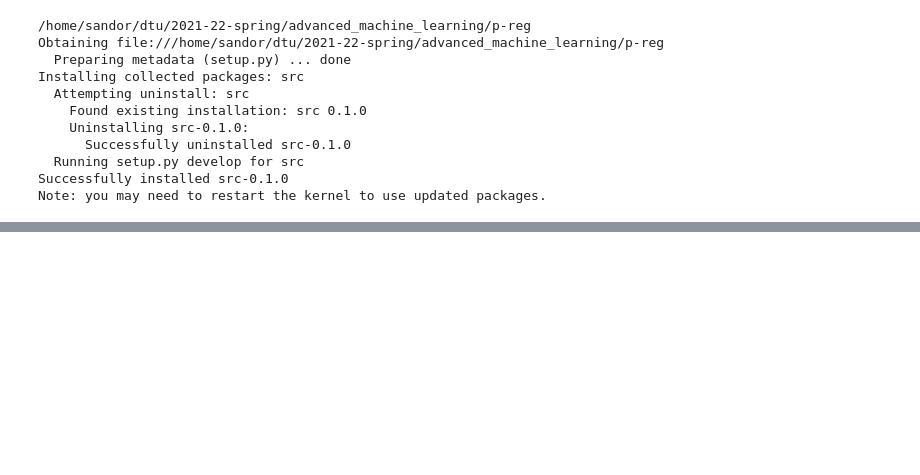
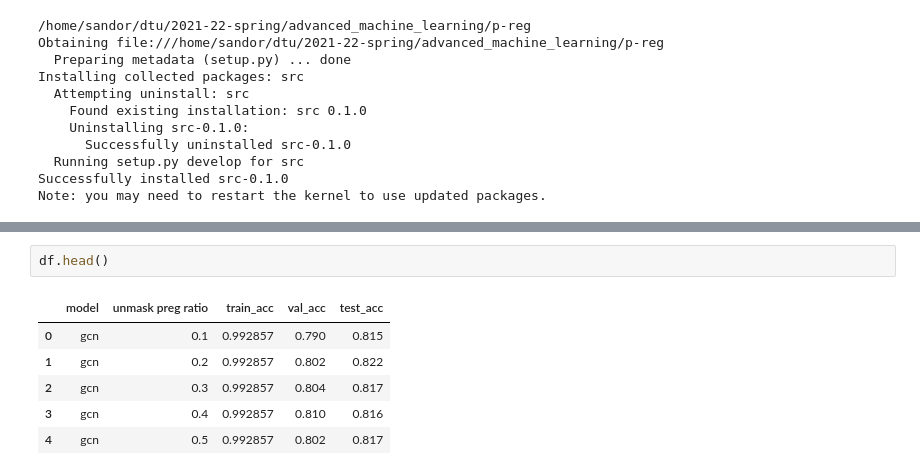
Before and after one commit to sandorfoldi/p-reg, a Jupyter notebook: notebooks/6.1-saf-fig2b.ipynb, the cells around one changed output, grey strips where cells are left out. Cells and saved outputs as stored; diff of their text form; blank space fills up the shorter version.

```diff
--- a/notebooks/6.1-saf-fig2b.ipynb
+++ b/notebooks/6.1-saf-fig2b.ipynb
@@ -116,0 +121,9 @@ plt.show()
+# %%
+df.head()
+# %% [output]
+|  | model | unmask preg ratio | train_acc | val_acc | test_acc |
+| 0 | gcn | 0.1 | 0.992857 | 0.790 | 0.815 |
+| 1 | gcn | 0.2 | 0.992857 | 0.802 | 0.822 |
+| 2 | gcn | 0.3 | 0.992857 | 0.804 | 0.817 |
+| 3 | gcn | 0.4 | 0.992857 | 0.810 | 0.816 |
+| 4 | gcn | 0.5 | 0.992857 | 0.802 | 0.817 |
```
Also changed, not shown: parts of 3 cells of this notebook, 8 other files.
